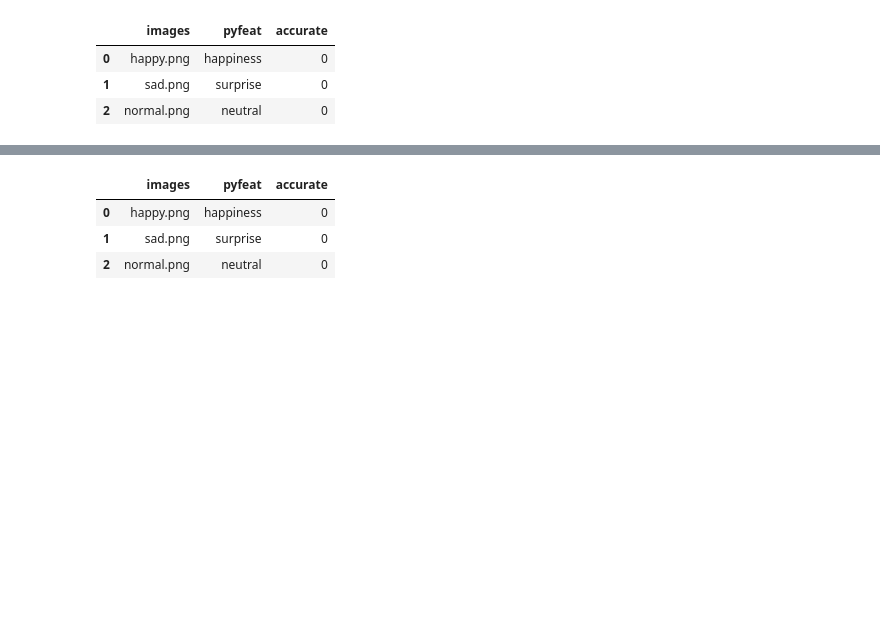
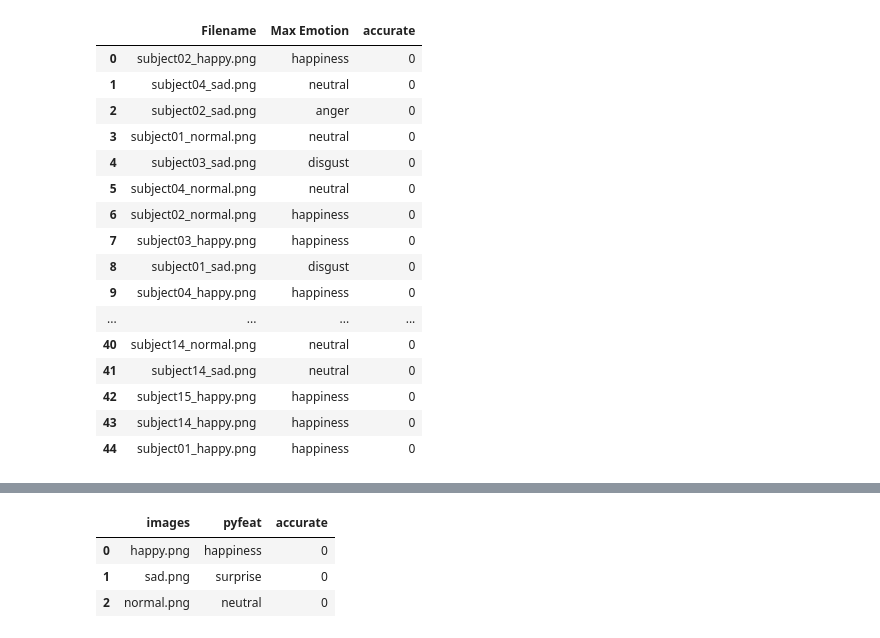
Before and after one commit to ariatara/cs445-final-project, a Jupyter notebook: validation.ipynb, the cells around one changed output, grey strips where cells are left out. Drawn from its saved outputs; the diff is of its cells as text; code cells hidden in the pictures; blank space fills up the shorter version.

```diff
--- a/validation.ipynb
+++ b/validation.ipynb
@@ -6,14 +6,27 @@ from find_eyes import find_eyes
 import pandas as pd
 # %%
 #COMPUTE ACCURACY FOR PY-FEAT METHOD
-# df = pd.read_csv("pyfeat.csv")
-df = pd.DataFrame.from_dict({'images': ['happy.png', 'sad.png', 'normal.png'], 'pyfeat': ['happiness', 'surprise', 'neutral']})
+df = pd.read_csv("emotion_results.csv")
+# df = pd.DataFrame.from_dict({'images': ['happy.png', 'sad.png', 'normal.png'], 'pyfeat': ['happiness', 'surprise', 'neutral']})
 df["accurate"] = 0
 df
 # %% [output]
-|  | images | pyfeat | accurate |
-| 0 | happy.png | happiness | 0 |
-| 1 | sad.png | surprise | 0 |
-| 2 | normal.png | neutral | 0 |
+|  | Filename | Max Emotion | accurate |
+| 0 | subject02_happy.png | happiness | 0 |
+| 1 | subject04_sad.png | neutral | 0 |
+| 2 | subject02_sad.png | anger | 0 |
+| 3 | subject01_normal.png | neutral | 0 |
+| 4 | subject03_sad.png | disgust | 0 |
+| 5 | subject04_normal.png | neutral | 0 |
+| 6 | subject02_normal.png | happiness | 0 |
+| 7 | subject03_happy.png | happiness | 0 |
+| 8 | subject01_sad.png | disgust | 0 |
+| 9 | subject04_happy.png | happiness | 0 |
+| ... | ... | ... | ... |
+| 40 | subject14_normal.png | neutral | 0 |
+| 41 | subject14_sad.png | neutral | 0 |
+| 42 | subject15_happy.png | happiness | 0 |
+| 43 | subject14_happy.png | happiness | 0 |
+| 44 | subject01_happy.png | happiness | 0 |
 # %%
 for row in range(len(df)):
```
Also changed, not shown: parts of 6 cells of this notebook, 2 other files.
